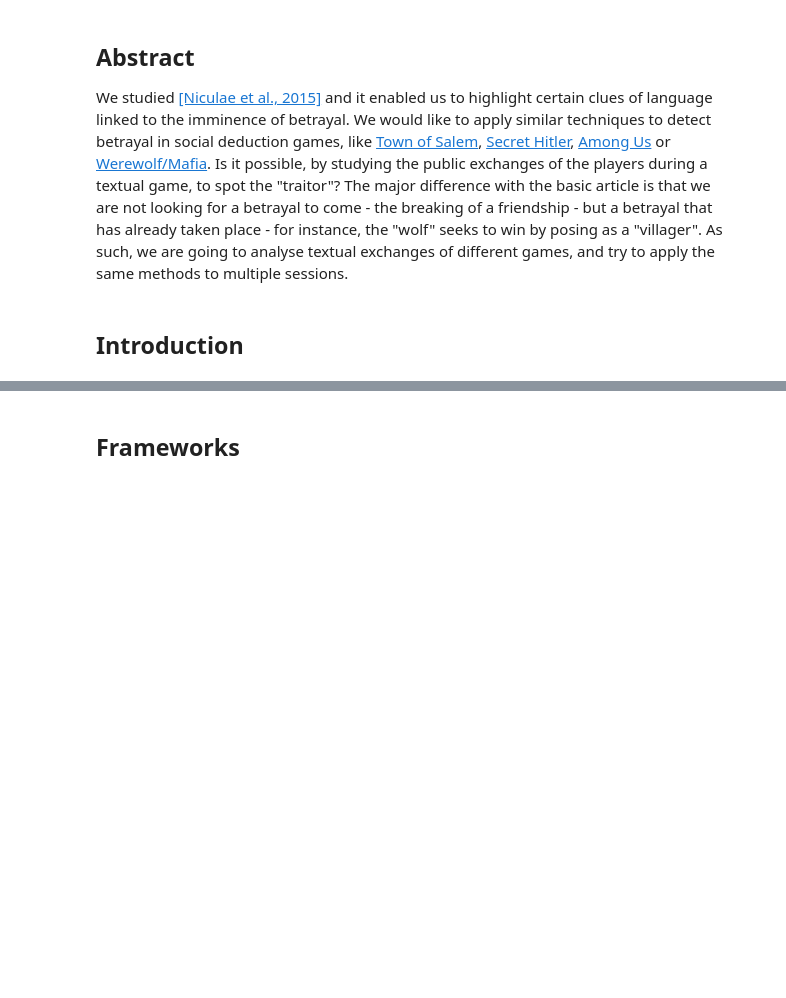
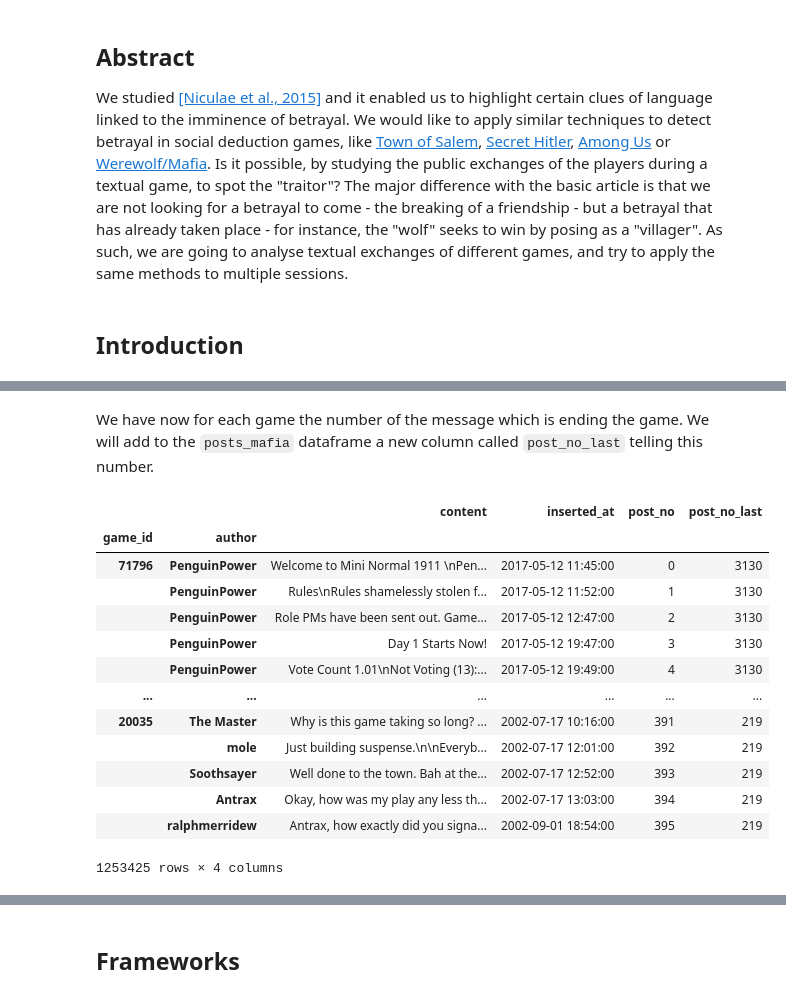
Before and after one commit to epfl-ada/ada-2020-project-milestone-p3-p3_bamboozled-gang, a Jupyter notebook: project_report.ipynb, the cells around one changed output, grey strips where cells are left out. Drawn from its saved outputs; the diff is of its cells as text; code cells hidden in the pictures; blank space fills up the shorter version.

```diff
--- a/project_report.ipynb
+++ b/project_report.ipynb
@@ -26,0 +142,4 @@ Dadida ce que l'on compte réexploiter
+# %%
+# We want to find each messages sent by the moderator: the first post of each game is always sent by the moderator
+first_posts = posts_mafia[posts_mafia["post_no"] == 0]
+first_posts.head()
@@ -26,0 +158,4 @@ Dadida ce que l'on compte réexploiter
+# %%
+# look for all the posts sent by the moderator in each game
+moderator_posts = posts_mafia.loc[first_posts.index]
+moderator_posts.head()
@@ -26,0 +174,4 @@ Dadida ce que l'on compte réexploiter
+# %%
+# We search in the messages sent by the moderator the posts telling the results of the votes
+vote_counts = moderator_posts[moderator_posts["content"].str.contains("vote ?count|vc|not voting \(", case=False)].copy()
+vote_counts.head()
@@ -26,0 +200,21 @@ Dadida ce que l'on compte réexploiter
+# %% [markdown]
+We have now for each game the number of the message which is ending the game. We will add to the `posts_mafia` dataframe a new column called `post_no_last` telling this number.
+# %%
+# Add a new column with the number of the last message
+posts_mafia = posts_mafia.join(last_posts, rsuffix='_last', how='inner')
+posts_mafia
+# %% [output]
+|  |  | content | inserted_at | post_no | post_no_last |
+| game_id | author |  |  |  |  |
+| 71796 | PenguinPower | Welcome to Mini Normal 1911 \nPen... | 2017-05-12 11:45:00 | 0 | 3130 |
+|  | PenguinPower | Rules\nRules shamelessly stolen f... | 2017-05-12 11:52:00 | 1 | 3130 |
+|  | PenguinPower | Role PMs have been sent out. Game... | 2017-05-12 12:47:00 | 2 | 3130 |
+|  | PenguinPower | Day 1 Starts Now! | 2017-05-12 19:47:00 | 3 | 3130 |
+|  | PenguinPower | Vote Count 1.01\nNot Voting (13):... | 2017-05-12 19:49:00 | 4 | 3130 |
+| ... | ... | ... | ... | ... | ... |
+| 20035 | The Master | Why is this game taking so long? ... | 2002-07-17 10:16:00 | 391 | 219 |
+|  | mole | Just building suspense.\n\nEveryb... | 2002-07-17 12:01:00 | 392 | 219 |
+|  | Soothsayer | Well done to the town. Bah at the... | 2002-07-17 12:52:00 | 393 | 219 |
+|  | Antrax | Okay, how was my play any less th... | 2002-07-17 13:03:00 | 394 | 219 |
+|  | ralphmerridew | Antrax, how exactly did you signa... | 2002-09-01 18:54:00 | 395 | 219 |
+1253425 rows × 4 columns
```
Also changed, not shown: parts of 59 cells of this notebook.
